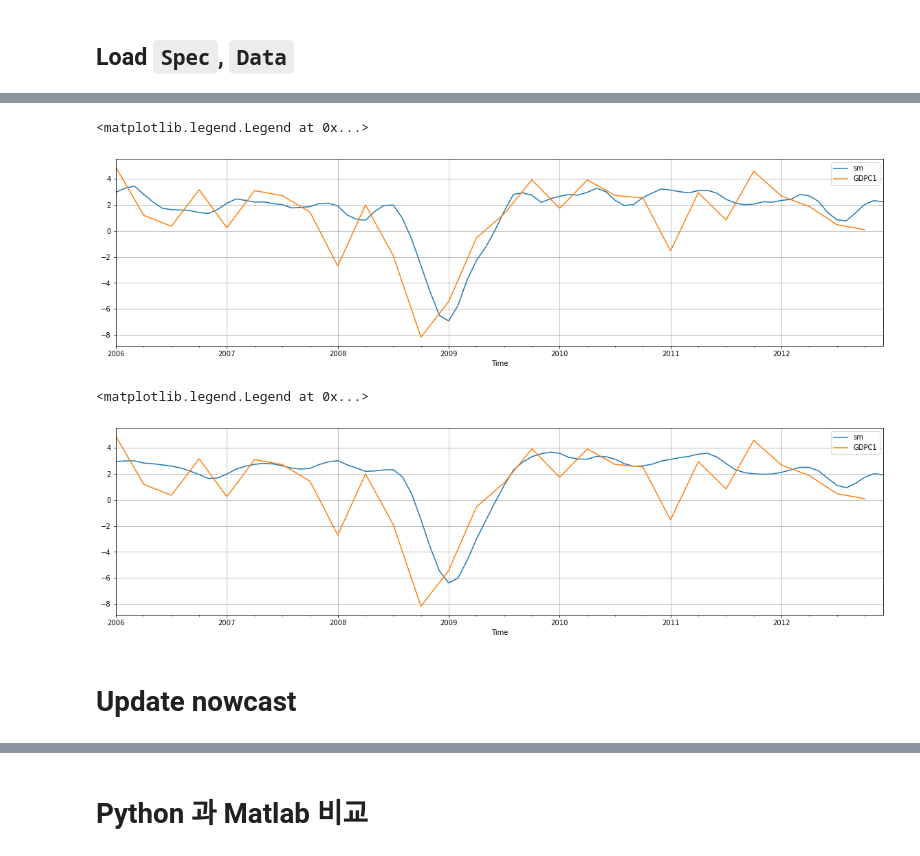
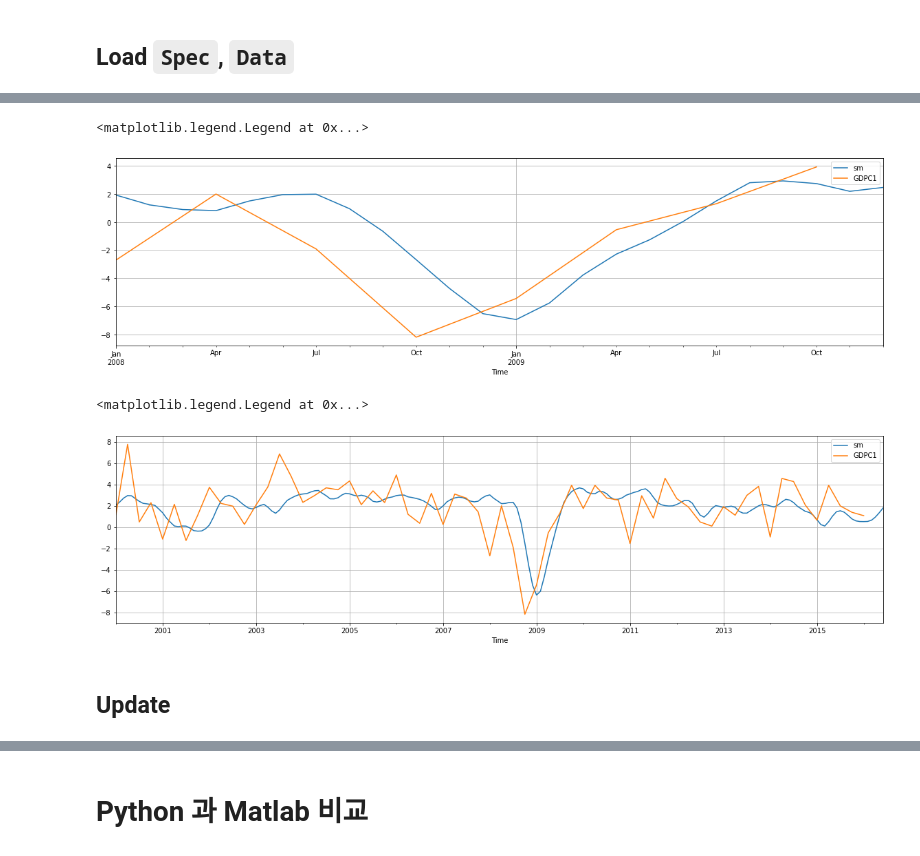
Before and after one commit to hyunchangyi/nowcasting, a Jupyter notebook: nowcasting.ipynb, the cells around one changed output, grey strips where cells are left out. Drawn from its saved outputs; the diff is of its cells as text; code cells hidden in the pictures.

```diff
--- a/nowcasting.ipynb
+++ b/nowcasting.ipynb
@@ -1236,27 +1532,27 @@ x_sm, x_tr = get_smoothed('res_t5', 'GDPC1', ['Global', 'Soft', 'Real', 'Labor']
 
 fig, axs = plt.subplots(1, 1, figsize=(20, 5))
 
-x_sm.loc['2006':'2012'].plot(ax=axs, label='sm')
-x_tr.loc['2006':'2012'].plot(ax=axs)
+x_sm.loc['2008':'2009'].plot(ax=axs, label='sm')
+x_tr.loc['2008':'2009'].plot(ax=axs)
 axs.grid()
 axs.legend()
 # %% [output]
 <matplotlib.legend.Legend at 0x...>
-[figure, old version]
+[figure, new version]
 # %%
 x_sm, x_tr = get_smoothed('res_t5', 'GDPC1', ['Global'])
 
 fig, axs = plt.subplots(1, 1, figsize=(20, 5))
 
-x_sm.loc['2006':'2012'].plot(ax=axs, label='sm')
-x_tr.loc['2006':'2012'].plot(ax=axs)
+x_sm.plot(ax=axs, label='sm')
+x_tr.plot(ax=axs)
 axs.grid()
 axs.legend()
 # %% [output]
 <matplotlib.legend.Legend at 0x...>
-[figure, old version]
+[figure, new version]
 # %% [markdown]
-# Update nowcast
+## Update
 # %%
 Res = DFMResult(**pickle.load(open('res_t5',"rb")))
 # %%
```
Also changed, not shown: parts of 44 cells of this notebook, 17 other files.
